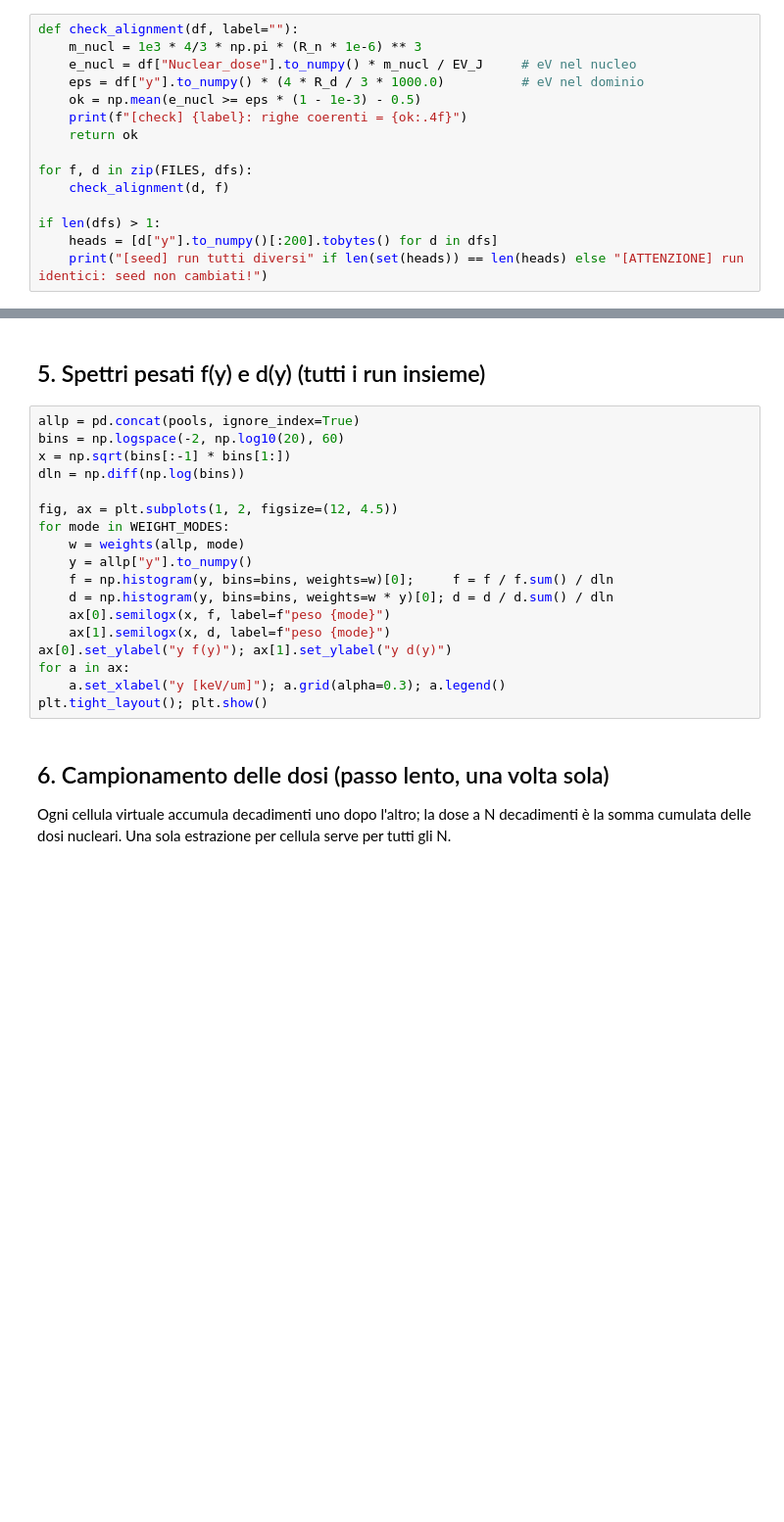
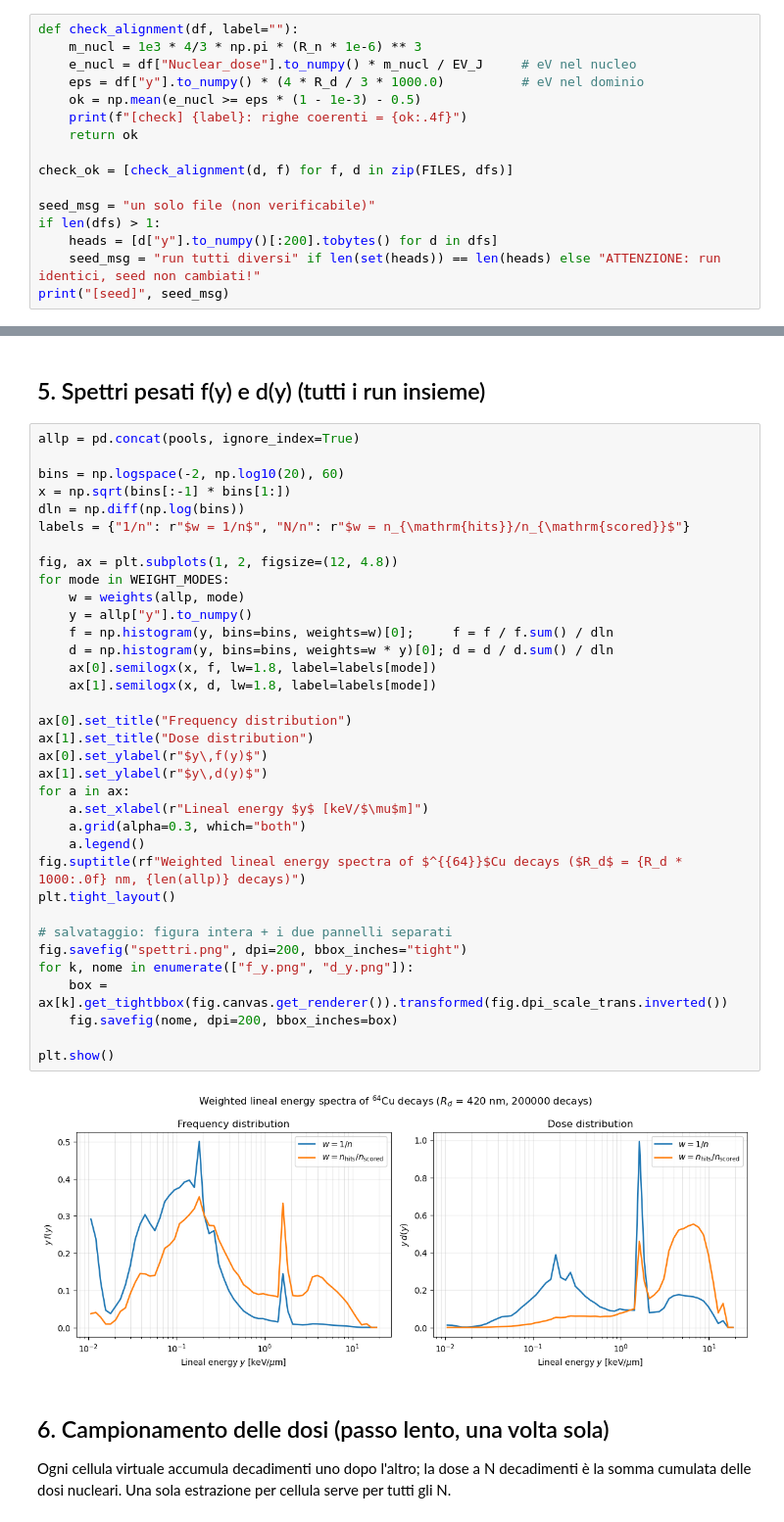
Before and after one commit to michelepascazio28-dot/Rame, a Jupyter notebook: Analisi_Cu64.ipynb, the cells around one changed output, grey strips where cells are left out. Shown at 98% size. Cells and saved outputs as stored; diff of their text form; blank space fills up the shorter version.

```diff
--- a/Analisi_Cu64.ipynb
+++ b/Analisi_Cu64.ipynb
@@ -56,9 +67,10 @@ def check_alignment(df, label=""):
     print(f"[check] {label}: righe coerenti = {ok:.4f}")
     return ok
 
-for f, d in zip(FILES, dfs):
-    check_alignment(d, f)
+check_ok = [check_alignment(d, f) for f, d in zip(FILES, dfs)]
 
+seed_msg = "un solo file (non verificabile)"
 if len(dfs) > 1:
     heads = [d["y"].to_numpy()[:200].tobytes() for d in dfs]
-    print("[seed] run tutti diversi" if len(set(heads)) == len(heads) else "[ATTENZIONE] run identici: seed non cambiati!")
+    seed_msg = "run tutti diversi" if len(set(heads)) == len(heads) else "ATTENZIONE: run identici, seed non cambiati!"
+print("[seed]", seed_msg)
@@ -104,22 +136,41 @@ tab_micro.groupby("peso")[["yF", "yD", "ystar", "alpha"]].agg(["mean", "sem"])
 ## 5. Spettri pesati f(y) e d(y) (tutti i run insieme)
 # %%
 allp = pd.concat(pools, ignore_index=True)
+
 bins = np.logspace(-2, np.log10(20), 60)
 x = np.sqrt(bins[:-1] * bins[1:])
 dln = np.diff(np.log(bins))
+labels = {"1/n": r"$w = 1/n$", "N/n": r"$w = n_{\mathrm{hits}}/n_{\mathrm{scored}}$"}
 
-fig, ax = plt.subplots(1, 2, figsize=(12, 4.5))
+fig, ax = plt.subplots(1, 2, figsize=(12, 4.8))
 for mode in WEIGHT_MODES:
     w = weights(allp, mode)
     y = allp["y"].to_numpy()
     f = np.histogram(y, bins=bins, weights=w)[0];     f = f / f.sum() / dln
     d = np.histogram(y, bins=bins, weights=w * y)[0]; d = d / d.sum() / dln
-    ax[0].semilogx(x, f, label=f"peso {mode}")
-    ax[1].semilogx(x, d, label=f"peso {mode}")
-ax[0].set_ylabel("y f(y)"); ax[1].set_ylabel("y d(y)")
+    ax[0].semilogx(x, f, lw=1.8, label=labels[mode])
+    ax[1].semilogx(x, d, lw=1.8, label=labels[mode])
+
+ax[0].set_title("Frequency distribution")
+ax[1].set_title("Dose distribution")
+ax[0].set_ylabel(r"$y\,f(y)$")
+ax[1].set_ylabel(r"$y\,d(y)$")
 for a in ax:
-    a.set_xlabel("y [keV/um]"); a.grid(alpha=0.3); a.legend()
-plt.tight_layout(); plt.show()
+    a.set_xlabel(r"Lineal energy $y$ [keV/$\mu$m]")
+    a.grid(alpha=0.3, which="both")
+    a.legend()
+fig.suptitle(rf"Weighted lineal energy spectra of $^{{64}}$Cu decays ($R_d$ = {R_d * 1000:.0f} nm, {len(allp)} decays)")
+plt.tight_layout()
+
+# salvataggio: figura intera + i due pannelli separati
+fig.savefig("spettri.png", dpi=200, bbox_inches="tight")
+for k, nome in enumerate(["f_y.png", "d_y.png"]):
+    box = ax[k].get_tightbbox(fig.canvas.get_renderer()).transformed(fig.dpi_scale_trans.inverted())
+    fig.savefig(nome, dpi=200, bbox_inches=box)
+
+plt.show()
+# %% [output]
+[figure, added]
 # %% [markdown]
 ## 6. Campionamento delle dosi (passo lento, una volta sola)
 Ogni cellula virtuale accumula decadimenti uno dopo l'altro; la dose a N decadimenti è la somma cumulata delle dosi nucleari.
```
Also changed, not shown: parts of 15 cells of this notebook, 7 other files.
